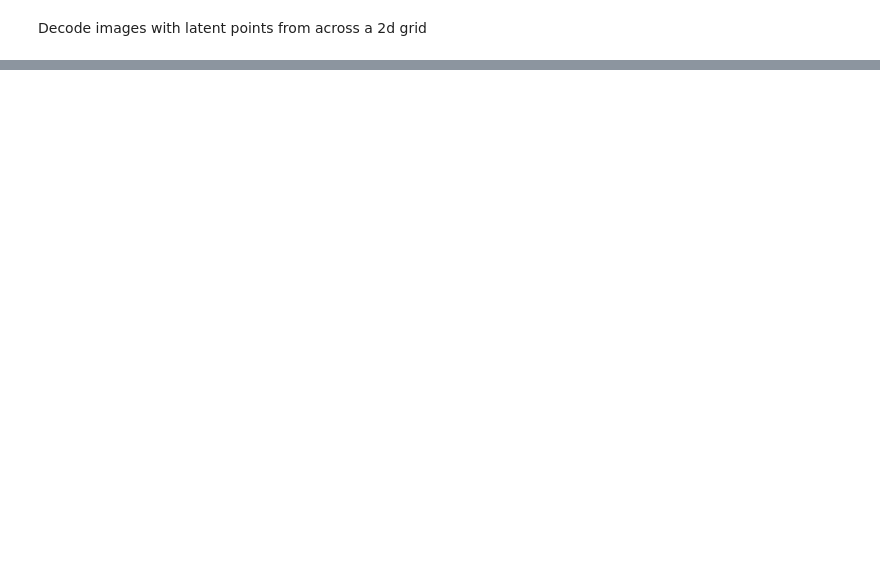
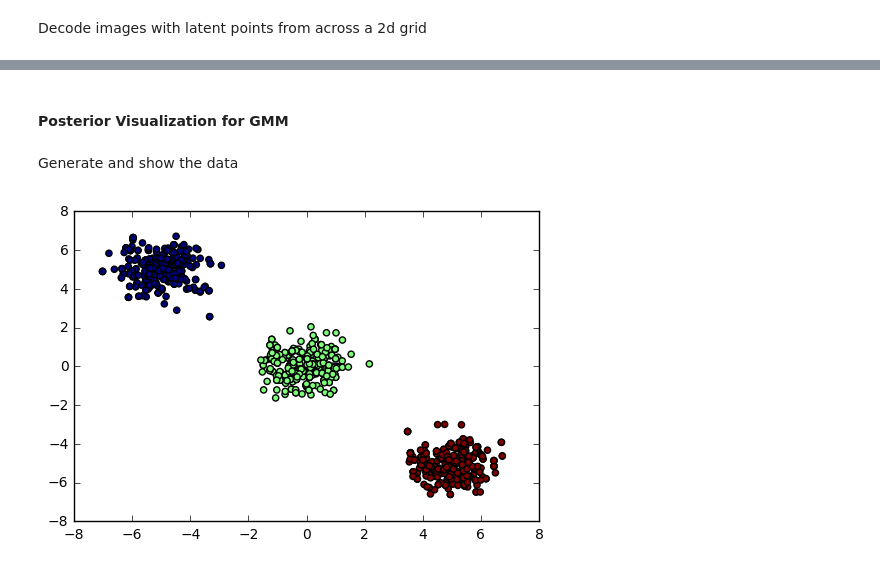
Before and after one commit to wellecks/vaes, a Jupyter notebook: vanilla_vae.ipynb, the cells around one changed output, grey strips where cells are left out. Cells and saved outputs as stored; diff of their text form; code cells hidden in the pictures; blank space fills up the shorter version.

```diff
--- a/vanilla_vae.ipynb
+++ b/vanilla_vae.ipynb
@@ -165,0 +223,20 @@ plt.imshow(canvas, cmap='gray');
+# %% [markdown]
+#### Posterior Visualization for GMM
+# %% [markdown]
+Generate and show the data
+# %%
+N = 1000
+xs = np.vstack((
+    np.random.multivariate_normal([-5, 5], np.eye(2)/2, size=N/3),
+    np.random.multivariate_normal([0, 0], np.eye(2)/2, size=N/3),
+    np.random.multivariate_normal([5, -5], np.eye(2)/2, size=N/3)
+))
+ys = np.repeat(np.arange(3), N/3)
+
+
+idxs = np.random.choice(range(xs.shape[0]), xs.shape[0])
+xs, ys = xs[idxs], ys[idxs]
+
+plt.scatter(xs[:, 0], xs[:, 1], c=ys);
+# %% [output]
+[figure, added]
```
Also changed, not shown: parts of 17 cells of this notebook.
